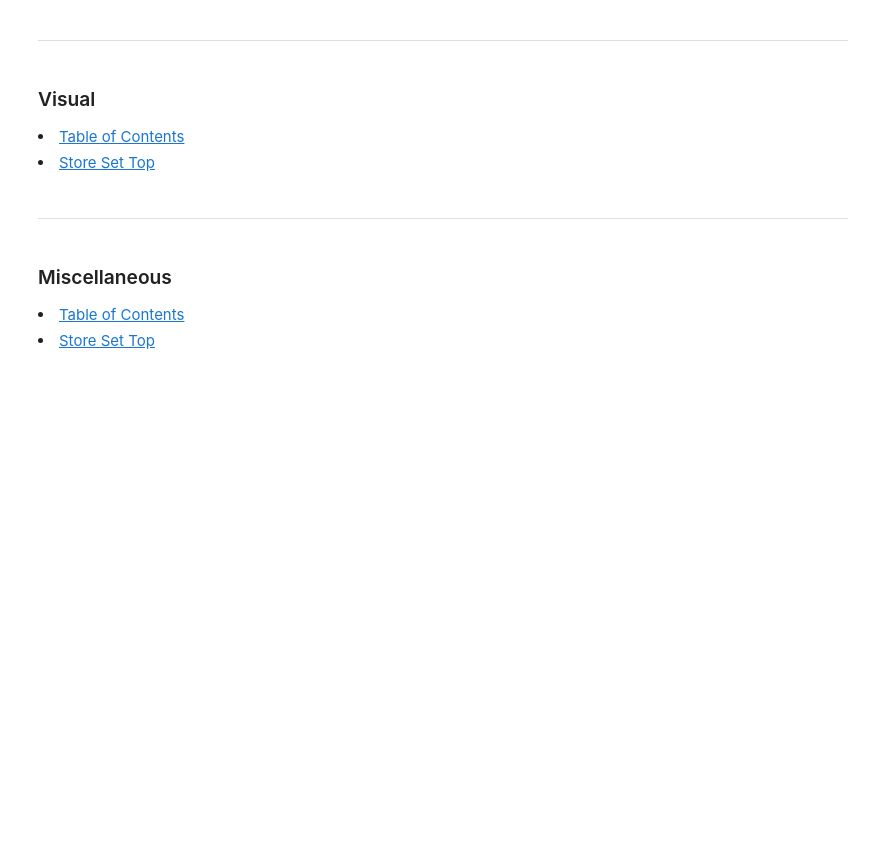
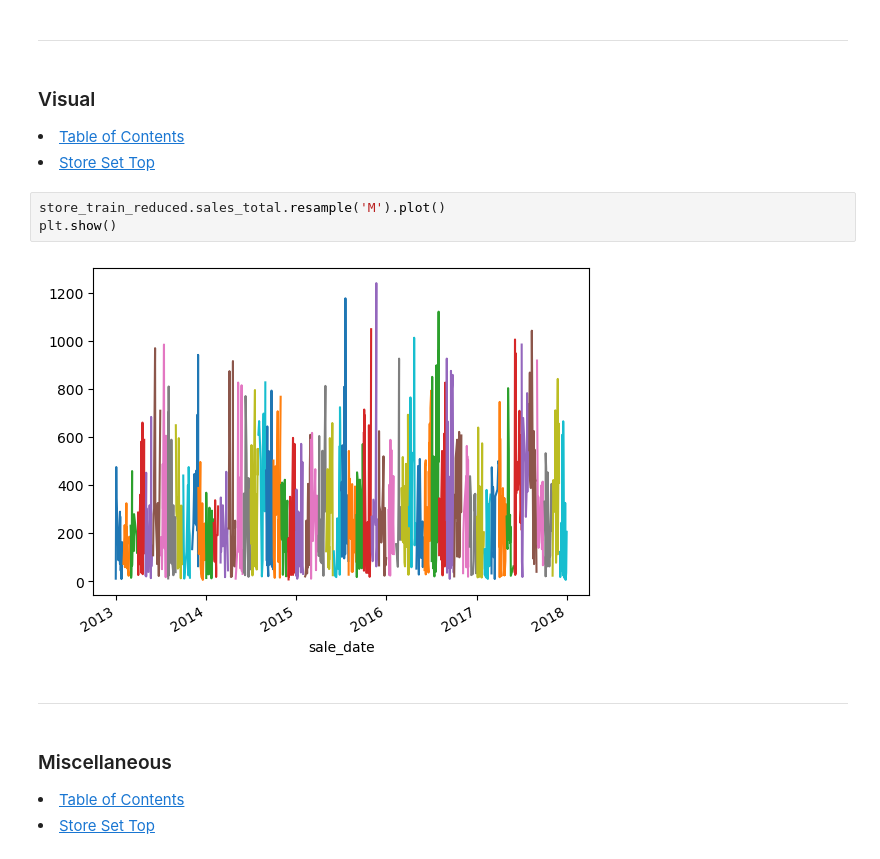
Before and after one commit to Jared-Wood135/time-series-exercises, a Jupyter notebook: explore.ipynb, the cells around one changed output. Drawn from its saved outputs; the diff is of its cells as text; blank space fills up the shorter version.

```diff
--- a/explore.ipynb
+++ b/explore.ipynb
@@ -60,6 +60,11 @@ store_train_reduced.shape
 
 <li><a href='#TableOfContents'>Table of Contents</a></li>
 <li><a href='#store'>Store Set Top</a></li>
+# %%
+store_train_reduced.sales_total.resample('M').plot()
+plt.show()
+# %% [output]
+[figure, added]
 # %% [markdown]
 ---
 # %% [markdown]
```
Also changed, not shown: parts of 3 cells of this notebook.
